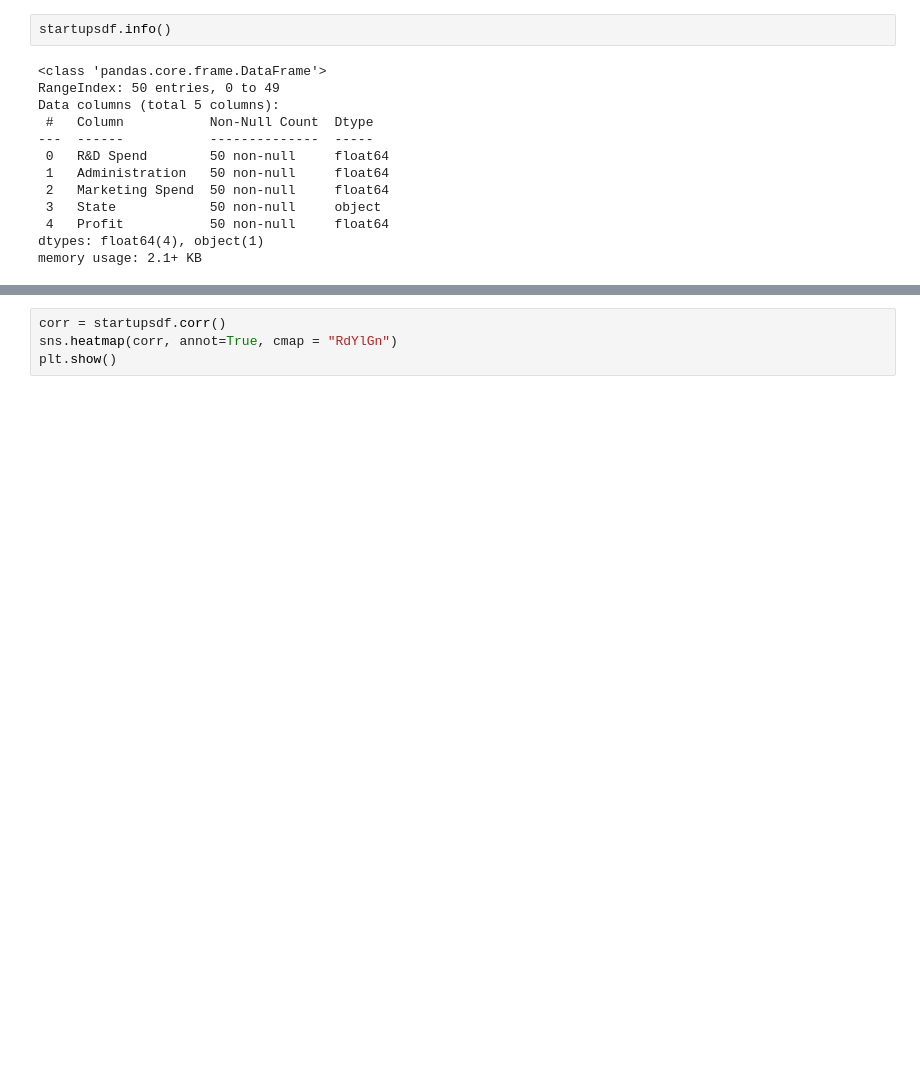
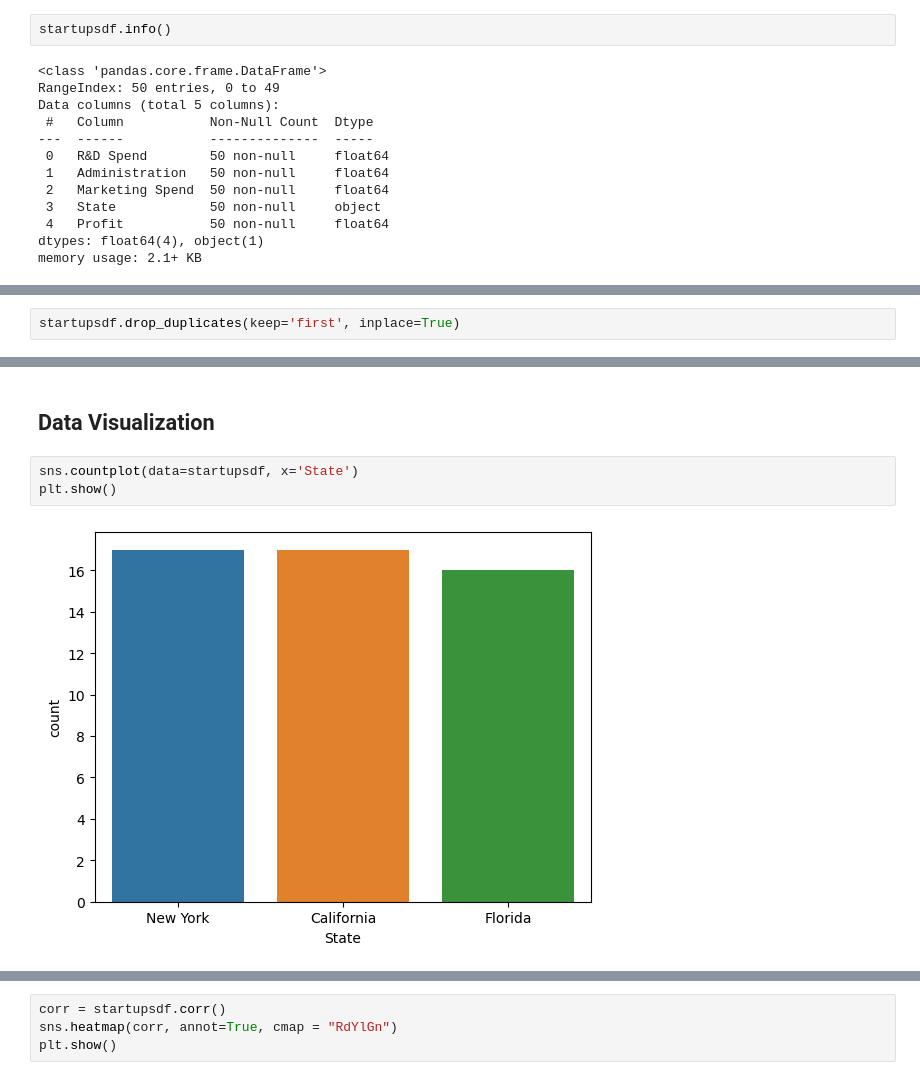
Before and after one commit to TKQhena/50_Startups_Regression-MLG_Assingment3-, a Jupyter notebook: MLG_Assingment_3(Start_UP).ipynb, the cells around one changed output, grey strips where cells are left out. Saved outputs shown, nothing was run; the diff lists cells and outputs as text; blank space fills up the shorter version.

Commit message:
Data visualisation

```diff
--- a/MLG_Assingment_3(Start_UP).ipynb
+++ b/MLG_Assingment_3(Start_UP).ipynb
@@ -62,0 +74,2 @@ memory usage: 2.1+ KB
+# %%
+startupsdf.drop_duplicates(keep='first', inplace=True)
@@ -62,0 +84,7 @@ memory usage: 2.1+ KB
+# %% [markdown]
+## Data Visualization
+# %%
+sns.countplot(data=startupsdf, x='State')
+plt.show()
+# %% [output]
+[figure, added]
```
Also changed, not shown: parts of 4 cells of this notebook.
